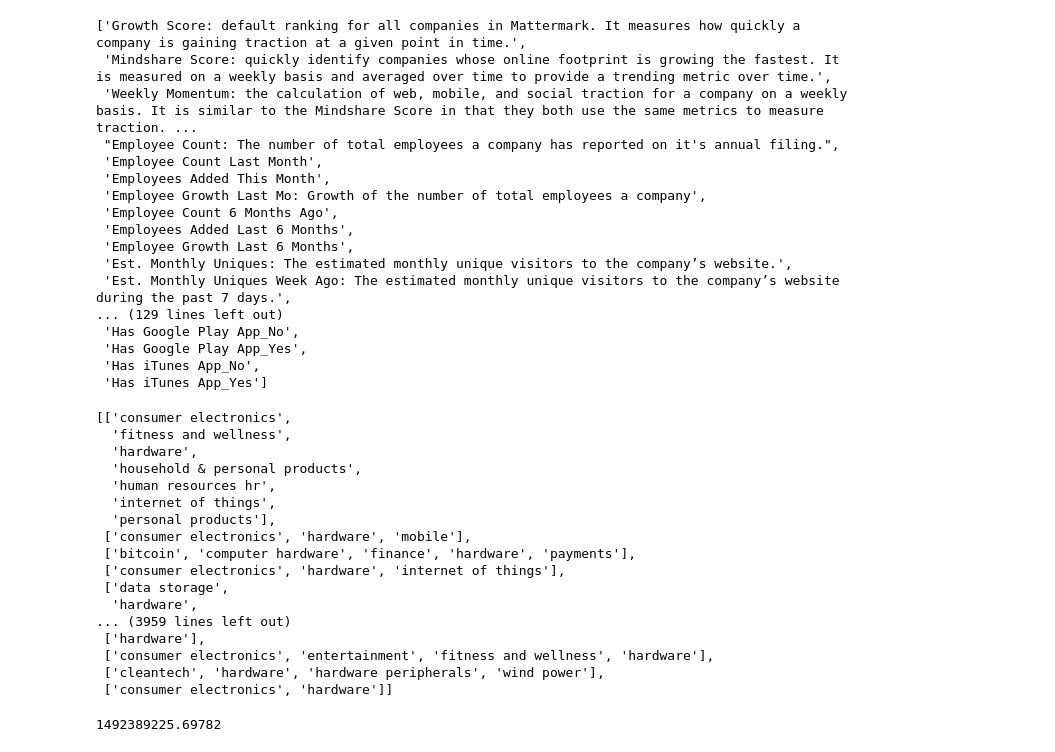
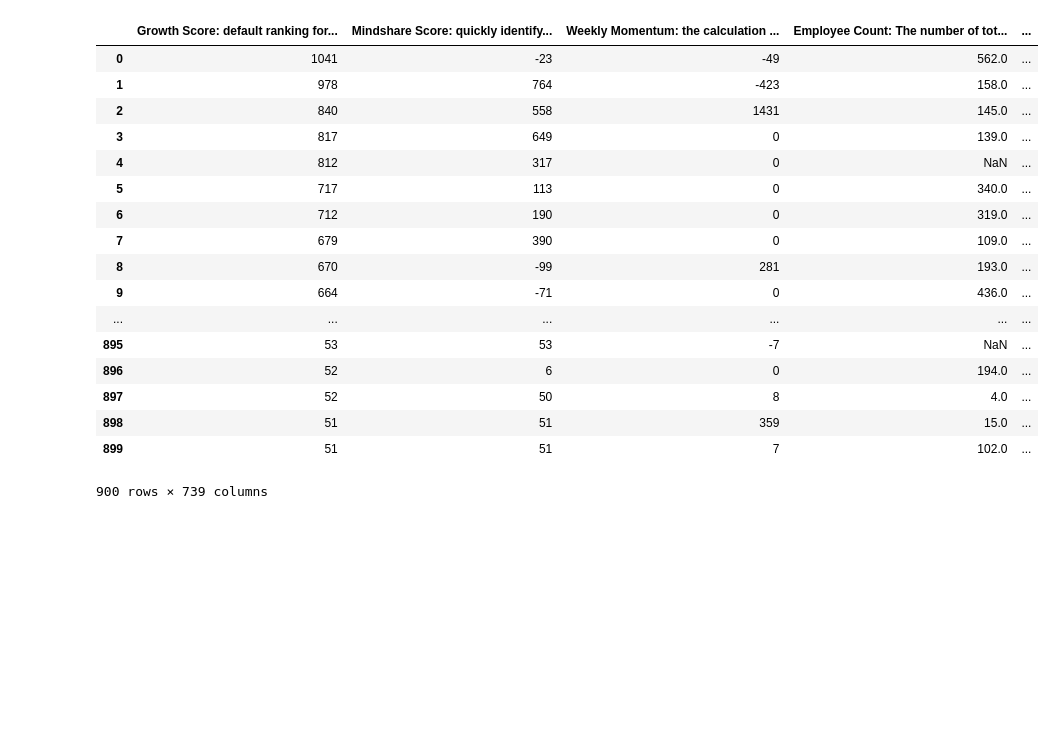
Before and after one commit to mlberkeley/investarget, a Jupyter notebook: RegressionModel.ipynb, the cells around one changed output. Drawn from its saved outputs; the diff is of its cells as text; code cells hidden in the pictures; blank space fills up the shorter version.

Commit message:
linear model, cleaned data

```diff
--- a/RegressionModel.ipynb
+++ b/RegressionModel.ipynb
@@ -3,8 +3,9 @@ import numpy as np
 import pandas as pd
 
 data = pd.read_csv("hardware.csv")
-todrop = ["Website", "Description", "Location", "City", "Name",
-          "State", "Continent", "Keywords", "Date Added", "Investors", "Industries"]
+todrop = ["Website", "Description", "Location", "City",
+          "State", "Continent", "Keywords", "Date Added", "Investors", "Name"
+         ]
 data.drop(todrop, axis=1, inplace=True)
 tonumeric = ['Employee Count Last Month', 'Employee Count 6 Months Ago',
             'Employees Added Last 6 Months',
@@ -32,73 +33,49 @@ trantab = str.maketrans({"$" : None, "," : None, "M" : None, "B" : None, "." : N
 riddollarcomma = lambda x : str(x).translate(trantab)
 
 def work(x):
     s = str(x)
     if "M" in s:
         if "." in s:
             return s.translate(trantab) + "00000"
         return s.translate(trantab) + "000000"
     if "B" in s:
         if "." in s:
             return s.translate(trantab) + "00000000"
         return s.translate(trantab) + "000000000"
     return s.translate(trantab)
 
 
 rid = lambda x : str(x)[:len(str(x)) - 1]
 
 
 for string in tonumeric:
     data.loc[:, string] = pd.to_numeric(data[string], errors='coerce')
 
 for string in ridstring:
     data.loc[:, string] = pd.to_numeric(data[string].apply(riddollarcomma), errors='coerce')
 
 for string in ridstringextra:
     data.loc[:, string] = pd.to_numeric(data[string].apply(work), errors='coerce')
 
 data.loc[:, "Last Funding"] = pd.to_datetime(data["Last Funding"])
 
-list(pd.get_dummies(data))
+pd.get_dummies(data)
 # %% [output]
+|  | Growth Score: default ranking for... | Mindshare Score: quickly identify... | Weekly Momentum: the calculation ... | Employee Count: The number of tot... | ... |
+| 0 | 1041 | -23 | -49 | 562.0 | ... |
+| 1 | 978 | 764 | -423 | 158.0 | ... |
+| 2 | 840 | 558 | 1431 | 145.0 | ... |
+| 3 | 817 | 649 | 0 | 139.0 | ... |
+| 4 | 812 | 317 | 0 | NaN | ... |
+| 5 | 717 | 113 | 0 | 340.0 | ... |
+| 6 | 712 | 190 | 0 | 319.0 | ... |
+| 7 | 679 | 390 | 0 | 109.0 | ... |
+| 8 | 670 | -99 | 281 | 193.0 | ... |
+| 9 | 664 | -71 | 0 | 436.0 | ... |
+| ... | ... | ... | ... | ... | ... |
+| 895 | 53 | 53 | -7 | NaN | ... |
+| 896 | 52 | 6 | 0 | 194.0 | ... |
+| 897 | 52 | 50 | 8 | 4.0 | ... |
+| 898 | 51 | 51 | 359 | 15.0 | ... |
+| 899 | 51 | 51 | 7 | 102.0 | ... |
-['Growth Score: default ranking for all companies in Mattermark. It measures how quickly a company is gaining traction at a given point in time.',
- 'Mindshare Score: quickly identify companies whose online footprint is growing the fastest. It is measured on a weekly basis and averaged over time to provide a trending metric over time.',
- 'Weekly Momentum: the calculation of web, mobile, and social traction for a company on a weekly basis. It is similar to the Mindshare Score in that they both use the same metrics to measure traction. ...
- "Employee Count: The number of total employees a company has reported on it's annual filing.",
- 'Employee Count Last Month',
- 'Employees Added This Month',
- 'Employee Growth Last Mo: Growth of the number of total employees a company',
- 'Employee Count 6 Months Ago',
- 'Employees Added Last 6 Months',
- 'Employee Growth Last 6 Months',
- 'Est. Monthly Uniques: The estimated monthly unique visitors to the company’s website.',
- 'Est. Monthly Uniques Week Ago: The estimated monthly unique visitors to the company’s website during the past 7 days.',
-... (129 lines left out)
- 'Has Google Play App_No',
- 'Has Google Play App_Yes',
- 'Has iTunes App_No',
- 'Has iTunes App_Yes']
+900 rows × 739 columns
-# %%
-[thing.split(",") for thing in list(data['Industries'])]
-# %% [output]
-[['consumer electronics',
-  'fitness and wellness',
-  'hardware',
-  'household & personal products',
-  'human resources hr',
-  'internet of things',
-  'personal products'],
- ['consumer electronics', 'hardware', 'mobile'],
- ['bitcoin', 'computer hardware', 'finance', 'hardware', 'payments'],
- ['consumer electronics', 'hardware', 'internet of things'],
- ['data storage',
-  'hardware',
-... (3959 lines left out)
- ['hardware'],
- ['consumer electronics', 'entertainment', 'fitness and wellness', 'hardware'],
- ['cleantech', 'hardware', 'hardware peripherals', 'wind power'],
- ['consumer electronics', 'hardware']]
-# %%
-import time
-time.time()
-# %% [output]
-1492389225.69782
```
Also changed, not shown: parts of 6 cells of this notebook, 1 other file.
